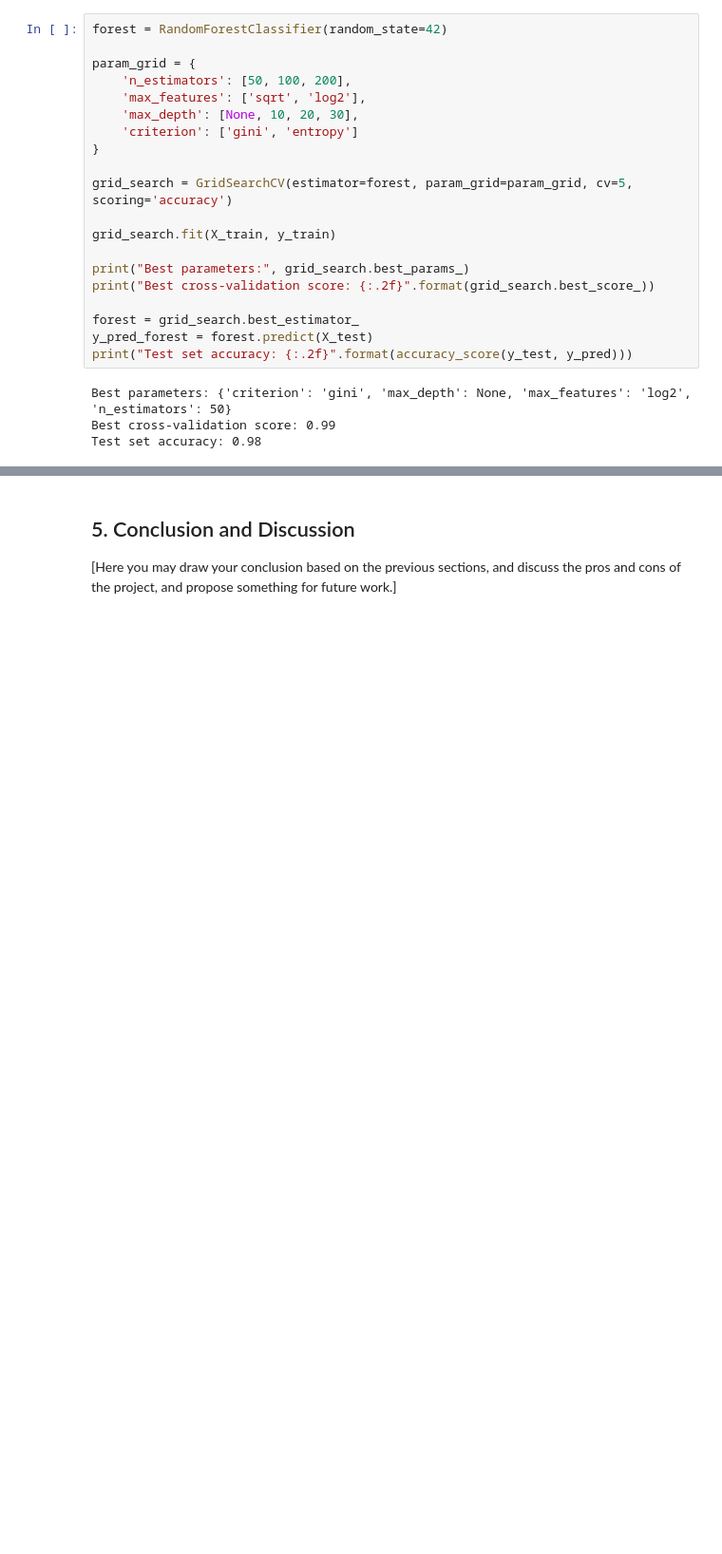
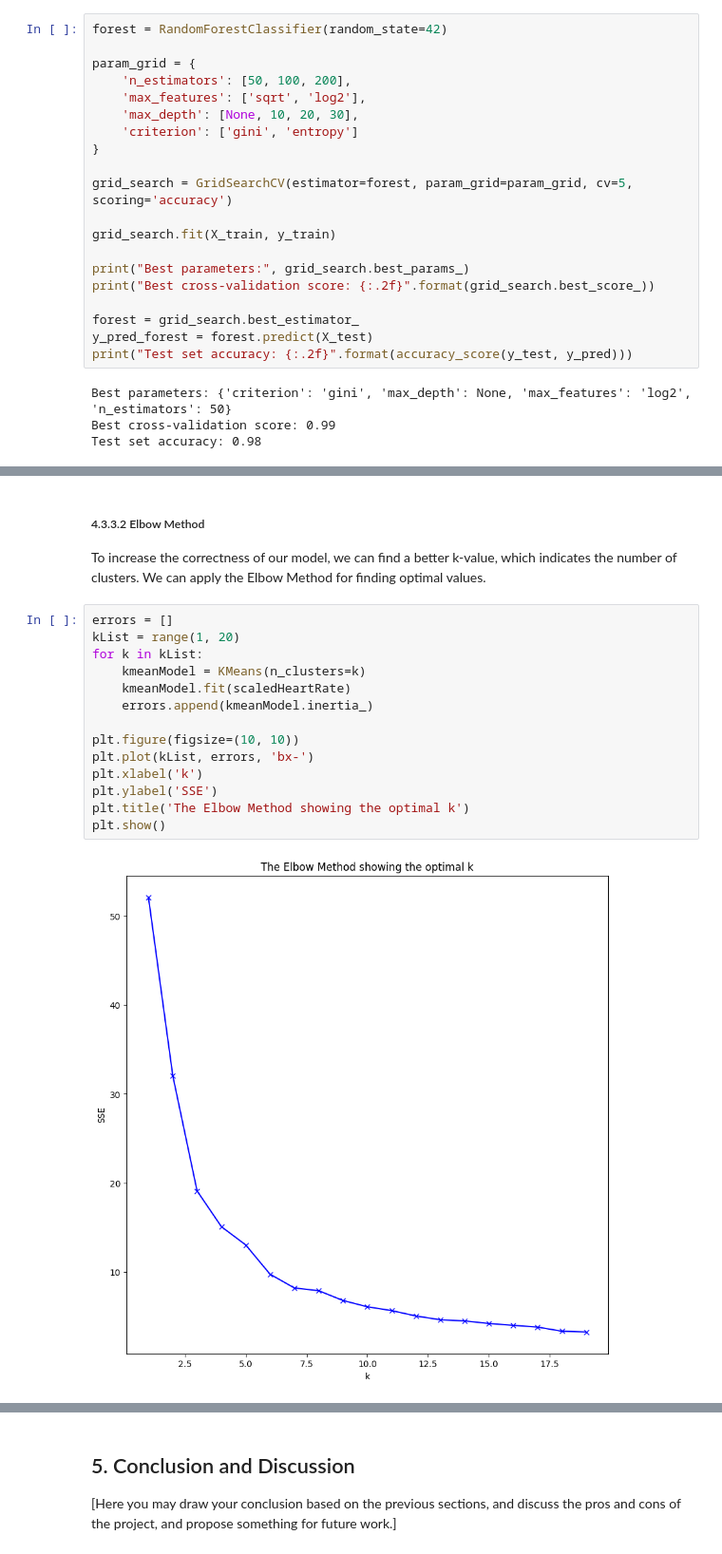
Before and after one commit to berkinKagan/DataVis, a Jupyter notebook: Miniproject_template (1).ipynb, the cells around one changed output, grey strips where cells are left out. Shown at 95% size. Saved outputs shown, nothing was run; the diff lists cells and outputs as text; blank space fills up the shorter version.

```diff
--- a/Miniproject_template (1).ipynb
+++ b/Miniproject_template (1).ipynb
@@ -770,0 +864,20 @@ Test set accuracy: 0.98
+# %% [markdown]
+##### 4.3.3.2 Elbow Method
+
+To increase the correctness of our model, we can find a better k-value, which indicates the number of clusters. We can apply the Elbow Method for finding optimal values.
+# %%
+errors = []
+kList = range(1, 20)
+for k in kList:
+    kmeanModel = KMeans(n_clusters=k)
+    kmeanModel.fit(scaledHeartRate)
+    errors.append(kmeanModel.inertia_)
+
+plt.figure(figsize=(10, 10))
+plt.plot(kList, errors, 'bx-')
+plt.xlabel('k')
+plt.ylabel('SSE')
+plt.title('The Elbow Method showing the optimal k')
+plt.show()
+# %% [output]
+[figure, added]
```
Also changed, not shown: parts of 38 cells of this notebook.
